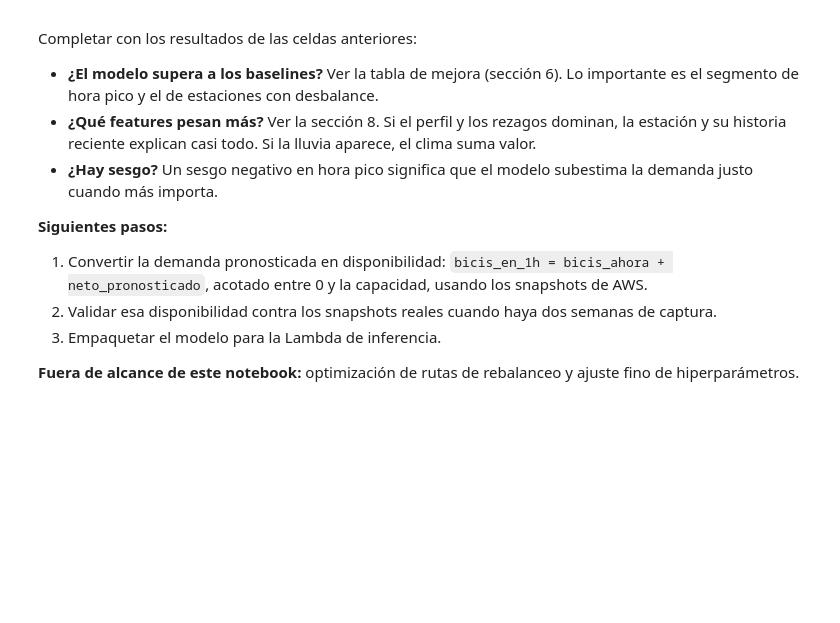
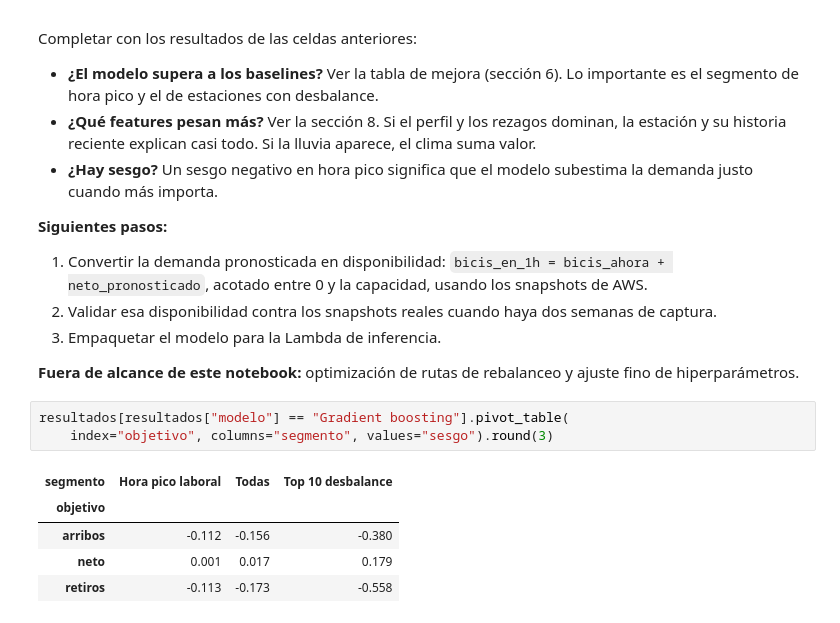
Before and after one commit to IvonneEO/ecobici-cloud, a Jupyter notebook: notebooks/02_modelo_demanda.ipynb, the cells around one changed output. Cells and saved outputs as stored; diff of their text form; blank space fills up the shorter version.

```diff
--- a/notebooks/02_modelo_demanda.ipynb
+++ b/notebooks/02_modelo_demanda.ipynb
@@ -219,3 +280,12 @@ Completar con los resultados de las celdas anteriores:
 3. Empaquetar el modelo para la Lambda de inferencia.
 
 **Fuera de alcance de este notebook:** optimización de rutas de rebalanceo y ajuste fino de hiperparámetros.
+# %%
+resultados[resultados["modelo"] == "Gradient boosting"].pivot_table(
+    index="objetivo", columns="segmento", values="sesgo").round(3)
+# %% [output]
+| segmento | Hora pico laboral | Todas | Top 10 desbalance |
+| objetivo |  |  |  |
+| arribos | -0.112 | -0.156 | -0.380 |
+| neto | 0.001 | 0.017 | 0.179 |
+| retiros | -0.113 | -0.173 | -0.558 |
```
Also changed, not shown: parts of 13 cells of this notebook, 7 other files.
